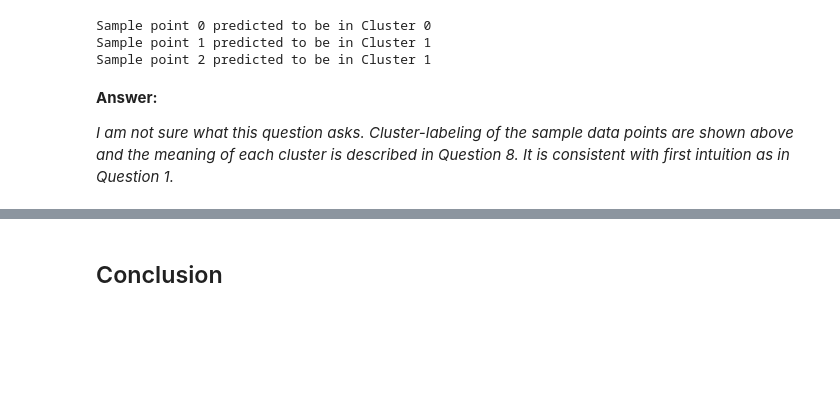
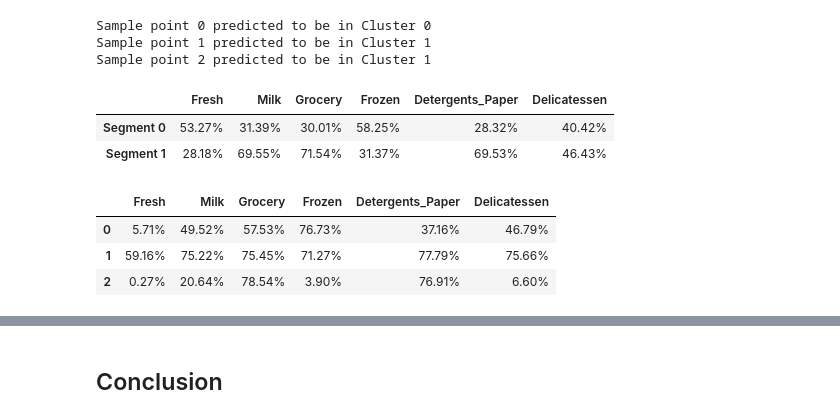
Before and after one commit to mqkh515/udacityMLND, a Jupyter notebook: projects/customer_segments/customer_segments.ipynb, the cells around one changed output, grey strips where cells are left out. Drawn from its saved outputs; the diff is of its cells as text; code cells hidden in the pictures; blank space fills up the shorter version.

```diff
--- a/projects/customer_segments/customer_segments.ipynb
+++ b/projects/customer_segments/customer_segments.ipynb
@@ -563,7 +572,14 @@ for i, pred in enumerate(sample_preds):
 Sample point 0 predicted to be in Cluster 0
 Sample point 1 predicted to be in Cluster 1
 Sample point 2 predicted to be in Cluster 1
-# %% [markdown]
-**Answer:**
-
-*I am not sure what this question asks. Cluster-labeling of the sample data points are shown above and the meaning of each cluster is described in Question 8. It is consistent with first intuition as in Question 1.*
+# %%
+display(pos_centers)
+display(pos)
+# %% [output]
+|  | Fresh | Milk | Grocery | Frozen | Detergents_Paper | Delicatessen |
+| Segment 0 | 53.27% | 31.39% | 30.01% | 58.25% | 28.32% | 40.42% |
+| Segment 1 | 28.18% | 69.55% | 71.54% | 31.37% | 69.53% | 46.43% |
+|  | Fresh | Milk | Grocery | Frozen | Detergents_Paper | Delicatessen |
+| 0 | 5.71% | 49.52% | 57.53% | 76.73% | 37.16% | 46.79% |
+| 1 | 59.16% | 75.22% | 75.45% | 71.27% | 77.79% | 75.66% |
+| 2 | 0.27% | 20.64% | 78.54% | 3.90% | 76.91% | 6.60% |
```
Also changed, not shown: parts of 11 cells of this notebook, 1 other file.
